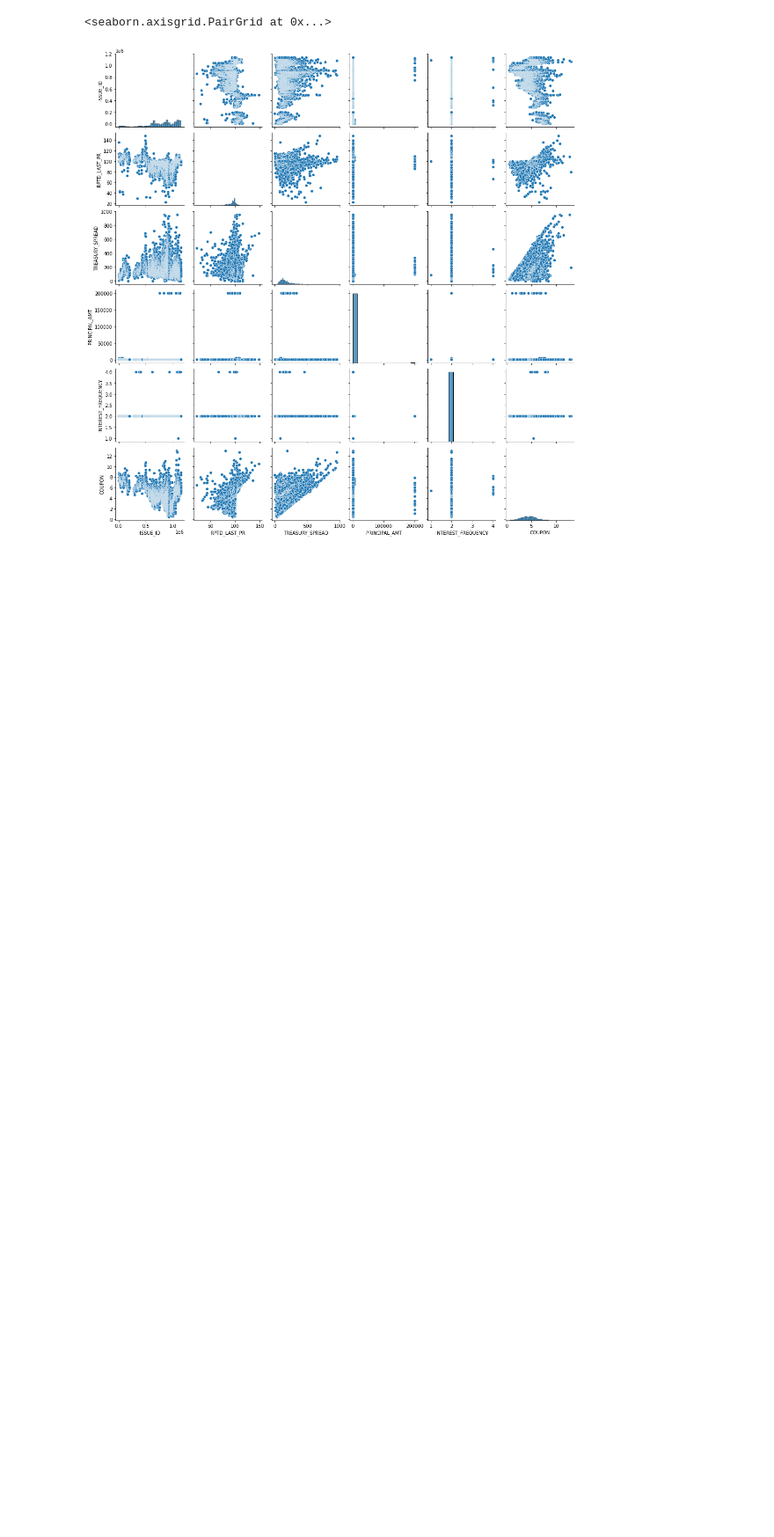
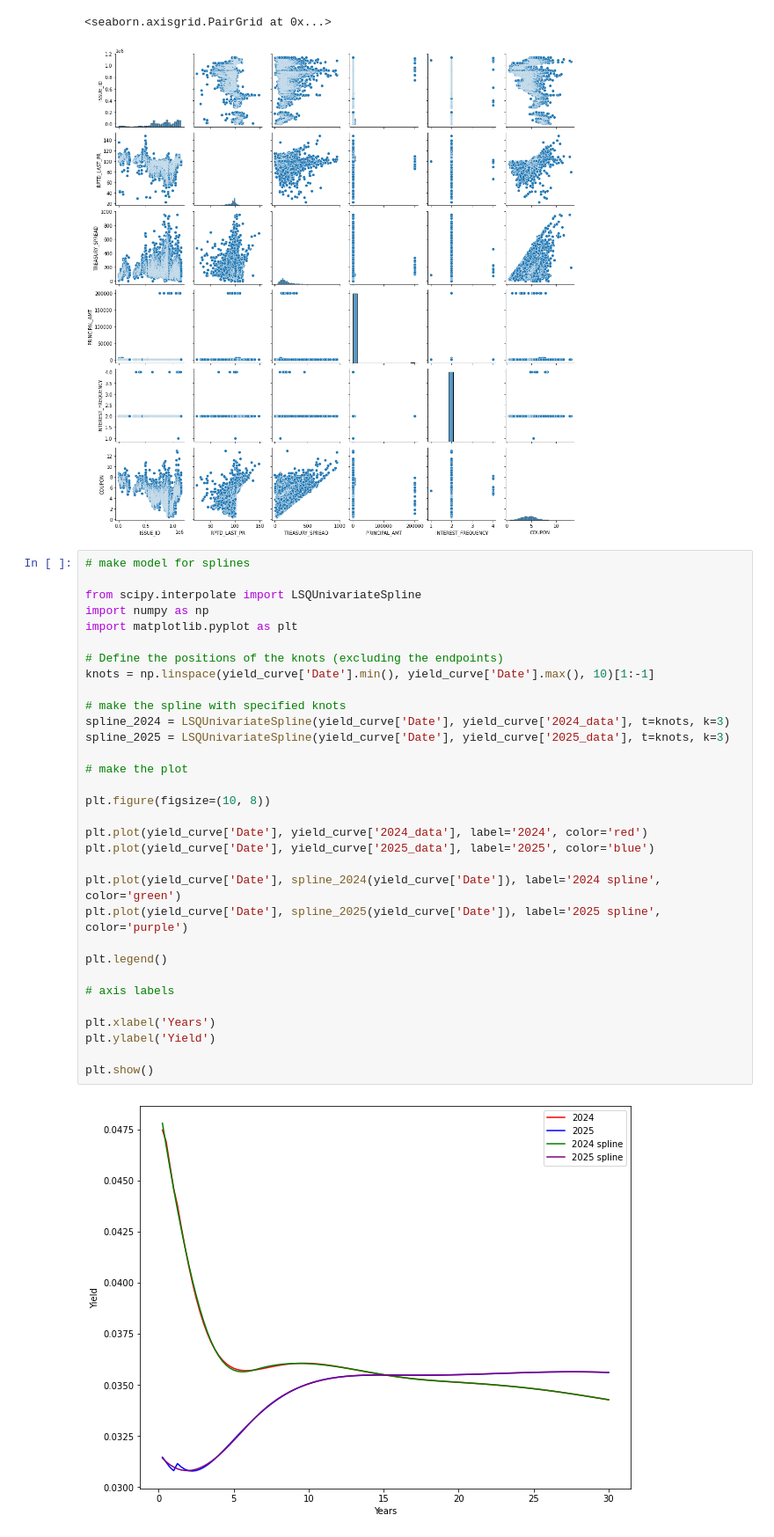
Before and after one commit to willseff/bond-pricing, a Jupyter notebook: bond_pricing.ipynb, the cells around one changed output. Shown at 88% size. Drawn from its saved outputs; the diff is of its cells as text; blank space fills up the shorter version.

```diff
--- a/bond_pricing.ipynb
+++ b/bond_pricing.ipynb
@@ -116,3 +116,37 @@ sns.pairplot(bonds)
 # %% [output]
 <seaborn.axisgrid.PairGrid at 0x...>
 [figure]
+# %%
+# make model for splines
+
+from scipy.interpolate import LSQUnivariateSpline
+import numpy as np
+import matplotlib.pyplot as plt
+
+# Define the positions of the knots (excluding the endpoints)
+knots = np.linspace(yield_curve['Date'].min(), yield_curve['Date'].max(), 10)[1:-1]
+
+# make the spline with specified knots
+spline_2024 = LSQUnivariateSpline(yield_curve['Date'], yield_curve['2024_data'], t=knots, k=3)
+spline_2025 = LSQUnivariateSpline(yield_curve['Date'], yield_curve['2025_data'], t=knots, k=3)
+
+# make the plot
+
+plt.figure(figsize=(10, 8))
+
+plt.plot(yield_curve['Date'], yield_curve['2024_data'], label='2024', color='red')
+plt.plot(yield_curve['Date'], yield_curve['2025_data'], label='2025', color='blue')
+
+plt.plot(yield_curve['Date'], spline_2024(yield_curve['Date']), label='2024 spline', color='green')
+plt.plot(yield_curve['Date'], spline_2025(yield_curve['Date']), label='2025 spline', color='purple')
+
+plt.legend()
+
+# axis labels
+
+plt.xlabel('Years')
+plt.ylabel('Yield')
+
+plt.show()
+# %% [output]
+[figure, added]
```
